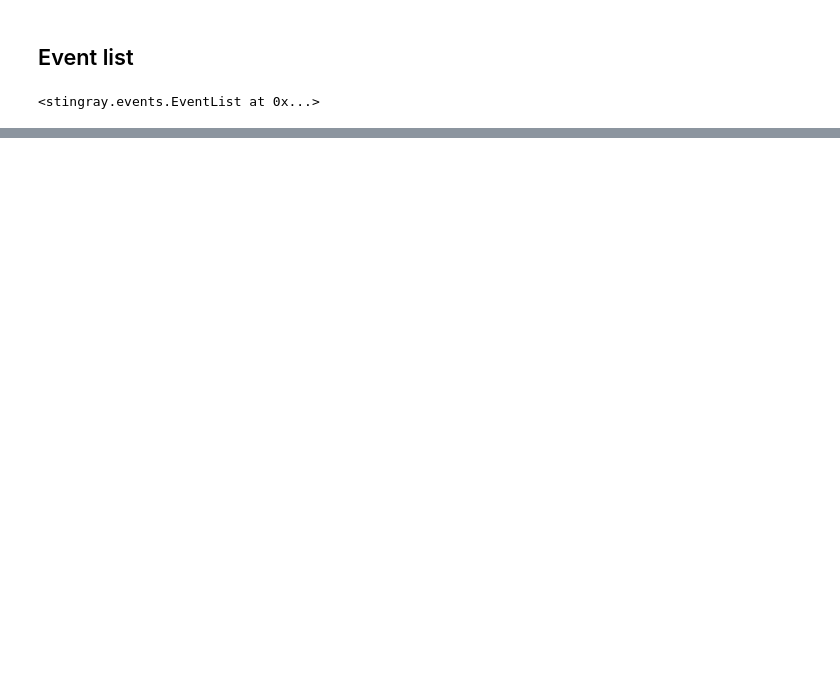
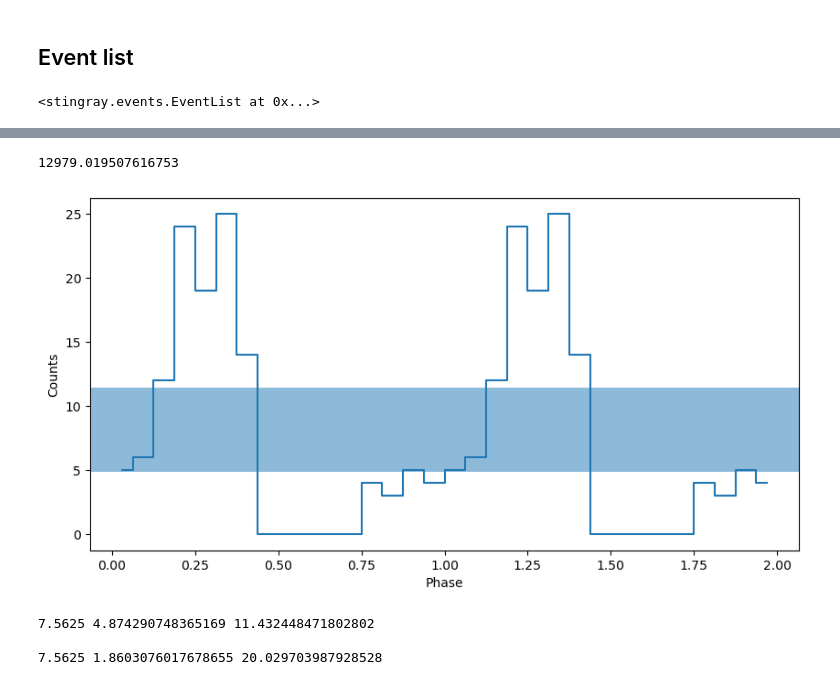
Before and after one commit to ceeliiaa/STONKS-alert, a Jupyter notebook: ObsID0945070133_SRCNUM10/EPN/ObsID0945070133_SRCNUM10_EPN_Periodicity.ipynb, the cells around one changed output, grey strips where cells are left out. Cells and saved outputs as stored; diff of their text form; code cells hidden in the pictures; blank space fills up the shorter version.

```diff
--- a/ObsID0945070133_SRCNUM10/EPN/ObsID0945070133_SRCNUM10_EPN_Periodicity.ipynb
+++ b/ObsID0945070133_SRCNUM10/EPN/ObsID0945070133_SRCNUM10_EPN_Periodicity.ipynb
@@ -215,7 +215,7 @@ ColDefs(
 # %% [markdown]
 ## Event list
 # %%
-evt_names = glob.glob('ObsID*_SRCNUM*_E*ImagingEvts.fits')
+evt_names = glob.glob('*source_events.fits')
 
 source_events = st.EventList.read(evt_names[0],fmt_='hea',skip_checks=True)
 source_events.gti = gtis10
@@ -301,17 +308,20 @@ _ = plt.xlim([frequencies[0], frequencies[-1]])
 # %%
 f0 = 7.704742252780719e-05
 P = 1 / f0
 print(P)
 ph, profile, profile_err = fold_events(clean_events.time, f0)
 _ = plot_profile(ph,profile)
 
 profile_err
 
 ph_out = np.concatenate((ph,ph+1))
 profile_out = np.concatenate((profile,profile))
 prof_err_out = np.concatenate((profile_err,profile_err))
 
-# np.savetxt('src1_pulse_profile.csv',(ph_out, profile_out,prof_err_out),delimiter=',')
+np.savetxt('ObsID0945070133_SRCNUM10_EPN_pulse_profile.csv',(ph_out, profile_out,prof_err_out),delimiter=',')
+# %% [output]
+12979.019507616753
+[figure, added]
 # %%
 err_low, err_high = poisson_conf_interval(np.mean(profile), interval="frequentist-confidence", sigma=1)
 print(np.mean(profile),err_low, err_high)
@@ -319,3 +329,7 @@ print(np.mean(profile),err_low, err_high)
 print()
 err_low, err_high = poisson_conf_interval(np.mean(profile), interval="frequentist-confidence", sigma=3)
 print(np.mean(profile),err_low, err_high)
+# %% [output]
+7.5625 4.874290748365169 11.432448471802802
+
+7.5625 1.8603076017678655 20.029703987928528
```
Also changed, not shown: parts of 7 cells of this notebook, 2 other files.
